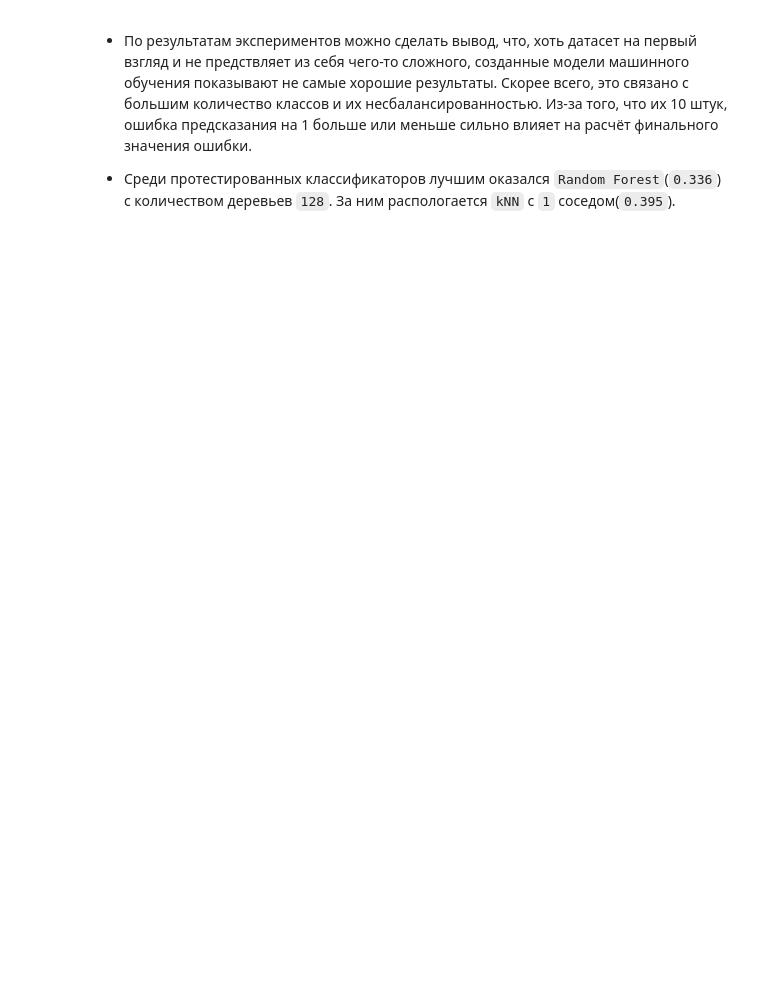
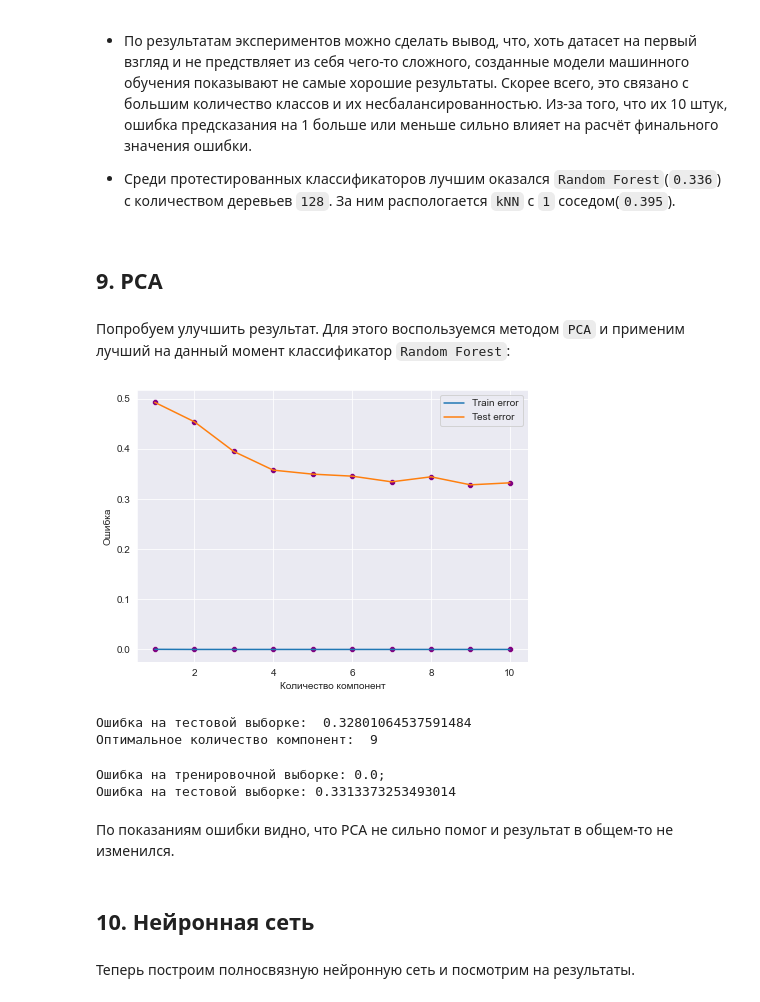
Before and after one commit to Gekata-2/Uglinskii_Bogdan_ML, a Jupyter notebook: labML_Uglinskii.ipynb, the cells around one changed output. Cells and saved outputs as stored; diff of their text form; code cells hidden in the pictures; blank space fills up the shorter version.

```diff
--- a/labML_Uglinskii.ipynb
+++ b/labML_Uglinskii.ipynb
@@ -587,3 +594,7 @@ pass
 - По результатам экспериментов можно сделать вывод, что, хоть датасет на первый взгляд и не предствляет из себя чего-то сложного, созданные модели машинного обучения показывают не самые хорошие результаты. Скорее всего, это связано с большим количество классов и их несбалансированностью. Из-за того, что их 10 штук, ошибка предсказания на 1 больше или меньше сильно влияет на расчёт финального значения ошибки.
 
 - Среди протестированных классификаторов лучшим оказался `Random Forest`(`0.336`) с количеством деревьев `128`. За ним распологается `kNN` с `1` соседом(`0.395`).
+# %% [markdown]
+## 9. PCA
+# %% [markdown]
+Попробуем улучшить результат. Для этого воспользуемся методом `PCA` и применим лучший на данный момент классификатор `Random Forest`:
@@ -589,0 +603,57 @@ pass
+# %%
+components = range(1, 11, 1)
+error_train,error_test = [],[]
+x_pca,y_pca=X.copy(),y.copy()
+
+for cur_comp in components:
+    pca = PCA(n_components = cur_comp)
+    pca_fitted = pca.fit_transform(x_pca)
+    X_train, X_test, y_train, y_test = train_test_split(pca_fitted, y_pca, test_size = 0.25, random_state = 58)
+
+    random_forest=RandomForestClassifier(n_estimators=128)
+    random_forest.fit(X_train, y_train)
+
+    error_train.append(np.mean(y_train!=random_forest.predict(X_train)))
+    error_test.append(np.mean(y_test!=random_forest.predict(X_test)))
+
+plt.figure(figsize=(7,5))
+sns.scatterplot(x=components,y=error_train,color='purple')
+sns.lineplot(x=components,y=error_train,label = 'Train error')
+
+sns.scatterplot(x=components,y=error_test,color='purple')
+sns.lineplot(x=components,y=error_test,label = 'Test error')
+
+plt.xlabel("Количество компонент")
+plt.ylabel("Ошибка")
+
+pass
+# %% [output]
+[figure, added]
+# %%
+best_components_num = components[error_test.index(min(error_test))]
+print("Ошибка на тестовой выборке: ", min(error_test))
+print("Оптимальное количество компонент: ", best_components_num)
+# %% [output]
+Ошибка на тестовой выборке:  0.32801064537591484
+Оптимальное количество компонент:  9
+# %%
+pca = PCA(n_components = best_components_num)
+pcaFit = pca.fit_transform(X)
+X_train, X_test, y_train, y_test = train_test_split(pcaFit, y, test_size = 0.25, random_state = 58)
+
+random_forest=RandomForestClassifier(n_estimators=128)
+random_forest.fit(X_train, y_train)
+
+train_err = np.mean(y_train!=random_forest.predict(X_train))
+test_err = np.mean(y_test!=random_forest.predict(X_test))
+print(f"Ошибка на тренировочной выборке: {train_err};\nОшибка на тестовой выборке: {test_err}")
+classifiers_results.append(["PCA",test_err])
+# %% [output]
+Ошибка на тренировочной выборке: 0.0;
+Ошибка на тестовой выборке: 0.3313373253493014
+# %% [markdown]
+По показаниям ошибки видно, что PCA не сильно помог и результат в общем-то не изменился.
+# %% [markdown]
+## 10. Нейронная сеть
+# %% [markdown]
+Теперь построим полносвязную нейронную сеть и посмотрим на результаты.
```
Also changed, not shown: parts of 51 cells of this notebook.
